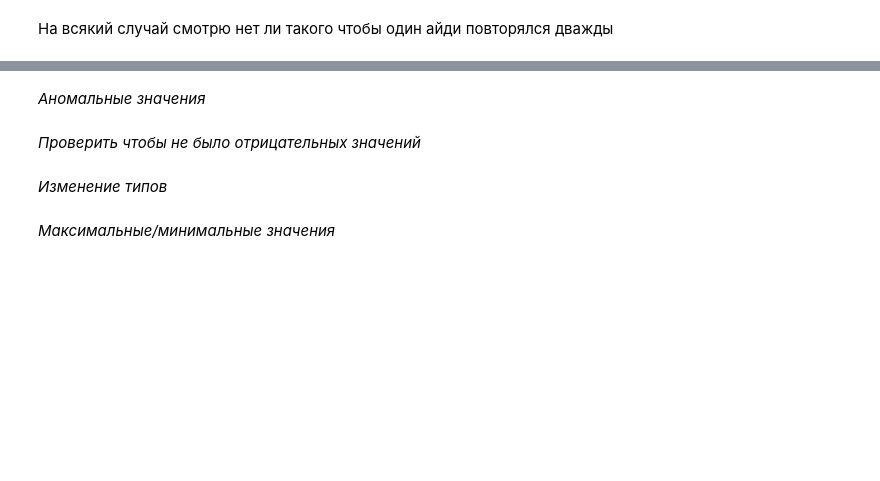
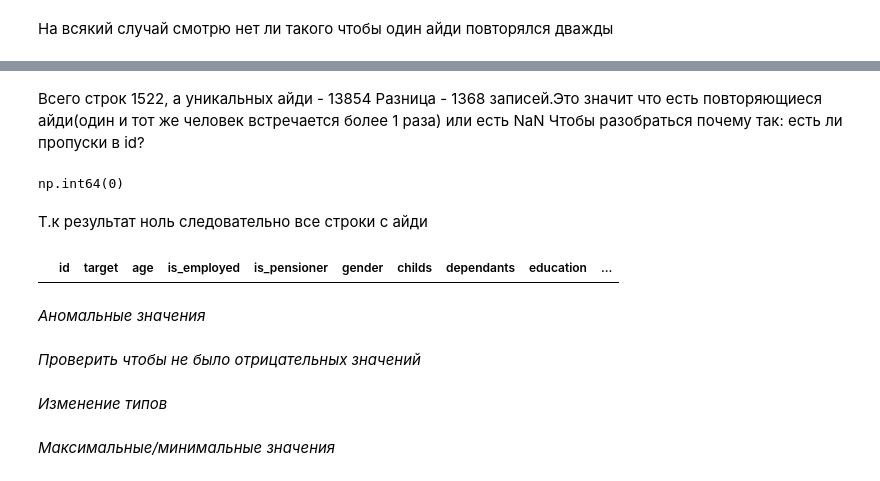
Before and after one commit to jenyadev3/TopResponders, a Jupyter notebook: Untitled2.ipynb, the cells around one changed output, grey strips where cells are left out. Saved outputs shown, nothing was run; the diff lists cells and outputs as text; code cells hidden in the pictures; blank space fills up the shorter version.

```diff
--- a/Untitled2.ipynb
+++ b/Untitled2.ipynb
@@ -45,5 +86,3 @@ df.describe()
-# %%
-df.columns = (df.columns.str.lower())
 # %% [markdown]
 *Дубликаты*
 # %%
@@ -61,0 +116,9 @@ print(df["id"].nunique)
+# %% [markdown]
+Всего строк 1522, а уникальных айди - 13854
+Разница - 1368 записей.Это значит что есть повторяющиеся айди(один и тот же человек встречается более 1 раза) или есть NaN
+Чтобы разобраться почему так:
+есть ли пропуски в id?
+# %%
+df["id"].isna().sum()
+# %% [output]
+np.int64(0)
@@ -62,3 +127,10 @@ print(df["id"].nunique)
+# %% [markdown]
+Т.к результат ноль следовательно все строки с айди
+# %%
+dupl_id = df[df.duplicated(subset="id",keep=False)].sort_values("id")
+dupl_id
+# %% [output]
+|  | id | target | age | is_employed | is_pensioner | gender | childs | dependants | education | ... |
 # %% [markdown]
 *Аномальные значения*
 # %%
```
Also changed, not shown: parts of 15 cells of this notebook.
